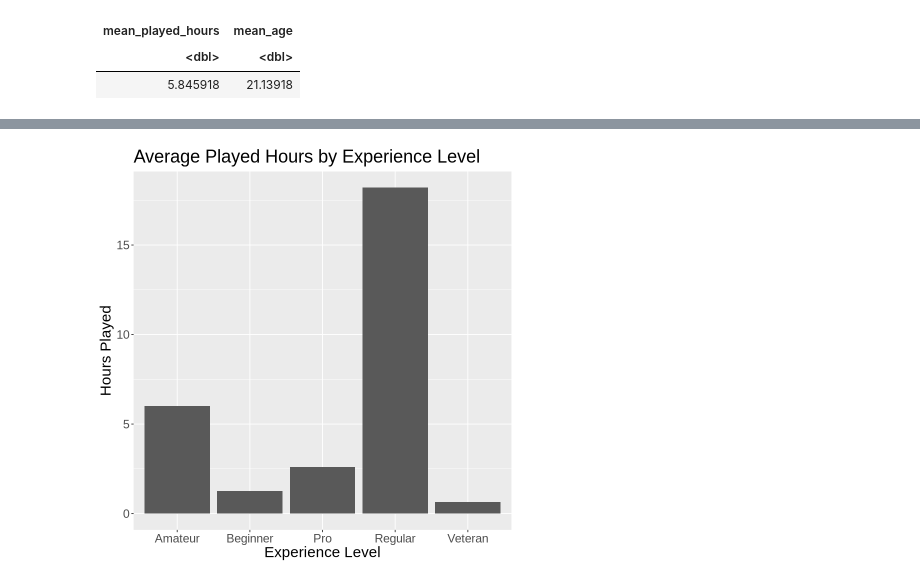
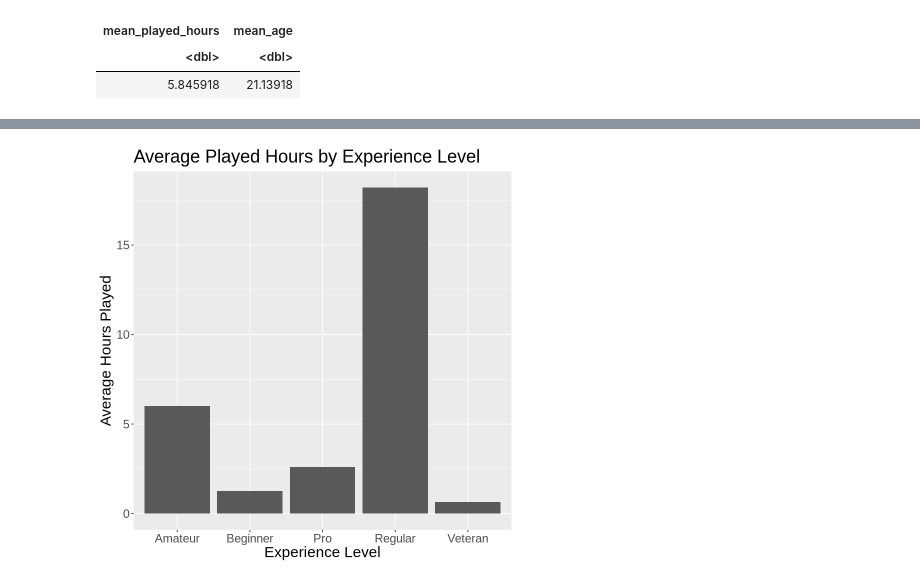
Before and after one commit to kristyluna2006/Project_Planning_Individual, a Jupyter notebook: Project Planning.ipynb, the cells around one changed output, grey strips where cells are left out. Drawn from its saved outputs; the diff is of its cells as text; code cells hidden in the pictures.

```diff
--- a/Project Planning.ipynb
+++ b/Project Planning.ipynb
@@ -245,15 +225,15 @@ Warning message:
 # %%
 experience_hours_summary <- players |>
             group_by(experience) |>
             summarise(mean_hours = mean(played_hours, na.rm = TRUE))
 experience_hours_plot <- experience_hours_summary |>
                 ggplot(aes(x = experience, y = mean_hours)) +
                 geom_bar(stat = "identity") +
               labs(
                 title = "Average Played Hours by Experience Level",
                 x = "Experience Level",
-                y = "Hours Played") +
+                y = "Average Hours Played") +
             theme(text = element_text(size = 18))
 experience_hours_plot
 # %% [output]
-[figure, old version]
+[figure, new version]
```
Also changed, not shown: parts of 8 cells of this notebook.
